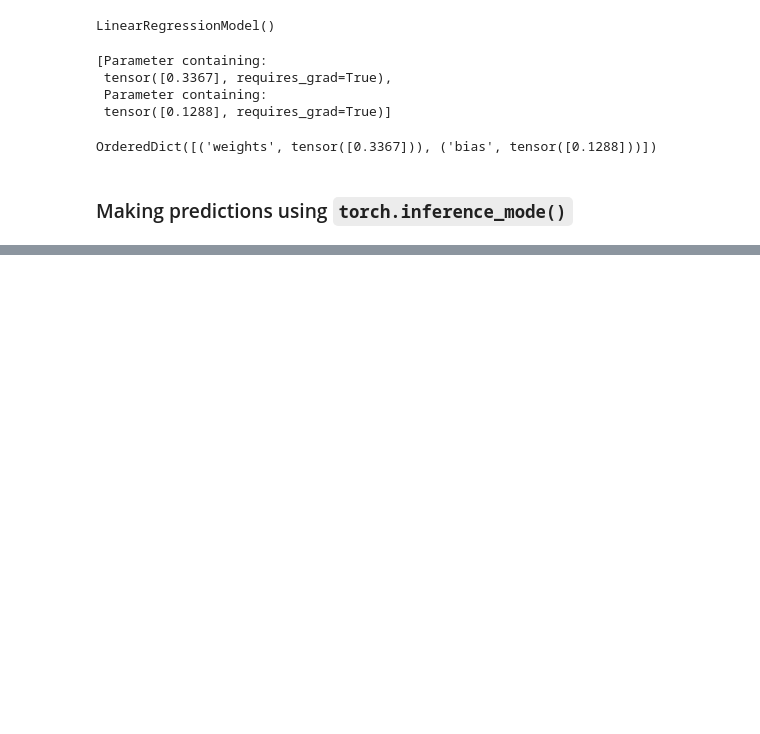
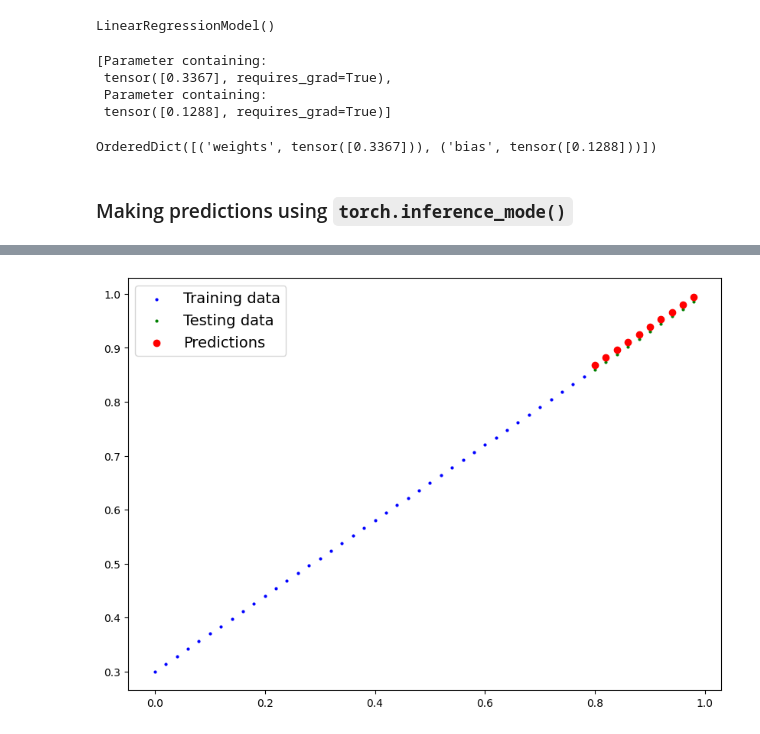
Before and after one commit to toheedakhtar/pytorch-deeplearning, a Jupyter notebook: notebooks/01_pytorch_workflow.ipynb, the cells around one changed output, grey strips where cells are left out. Cells and saved outputs as stored; diff of their text form; code cells hidden in the pictures; blank space fills up the shorter version.

```diff
--- a/notebooks/01_pytorch_workflow.ipynb
+++ b/notebooks/01_pytorch_workflow.ipynb
@@ -161,0 +199,6 @@ with torch.inference_mode()
+# %%
+# setup a loss function
+loss_fn = nn.L1Loss()
+
+# setup an optimizer
+optimizer = torch.optim.SGD(params=model_0.parameters(), lr=0.01)
@@ -161,0 +218,28 @@ with torch.inference_mode()
+# %%
+# an epoch is one loop
+epochs = 50
+
+# 0. loop thorugh the data
+for epoch in range(epochs):
+  model_0.train()  # calc grads of all parameters that require grads
+
+  # 1. Forward Pass
+  y_pred = model_0(X_train)
+
+  # 2. calc the loss
+  loss = loss_fn(y_pred, y_train)
+  print(f"loss : {loss}")
+
+  # 3. Optimizer zero grad
+  optimizer.zero_grad()
+
+  # 4. Backpropogation
+  loss.backward()
+
+  # 5. Step the optimizer (perform Gradient descent)
+  optimizer.step()
+
+  # Testing
+  model_0.eval()  # turns off different settings in the model not needed for evaluation / testing
+
+  print(model_0.state_dict())
@@ -161,0 +264,7 @@ with torch.inference_mode()
+# %%
+with torch.inference_mode():
+  y_preds_new = model_0(X_test)
+# %%
+plot_predictions(predictions=y_preds_new)
+# %% [output]
+[figure, added]
```
Also changed, not shown: parts of 9 cells of this notebook.
